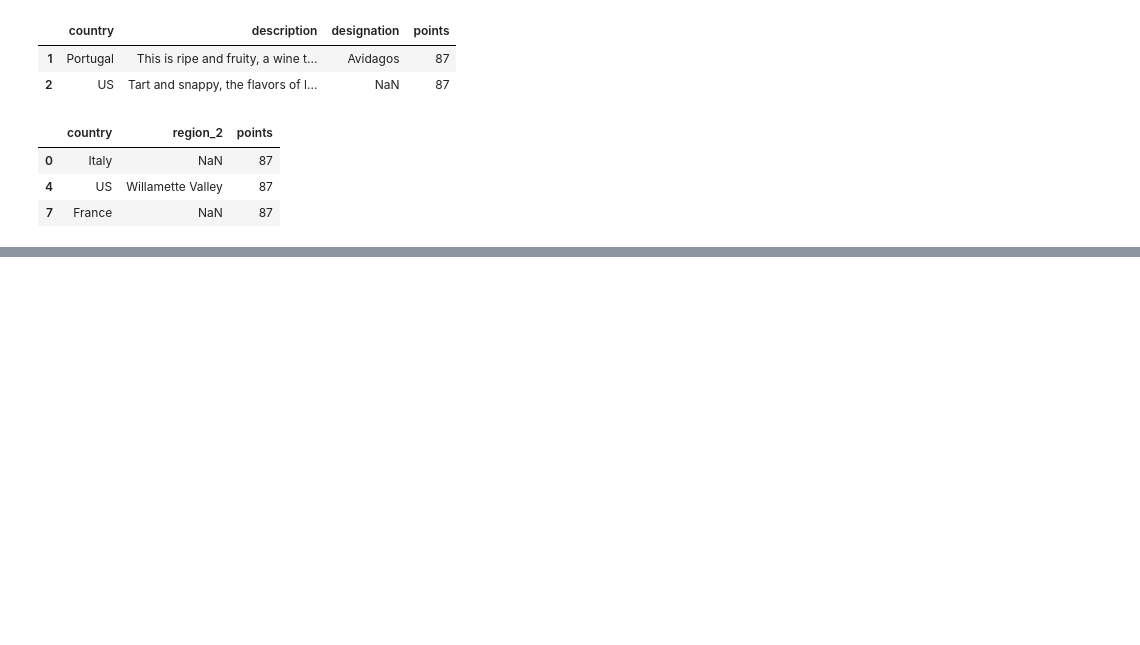
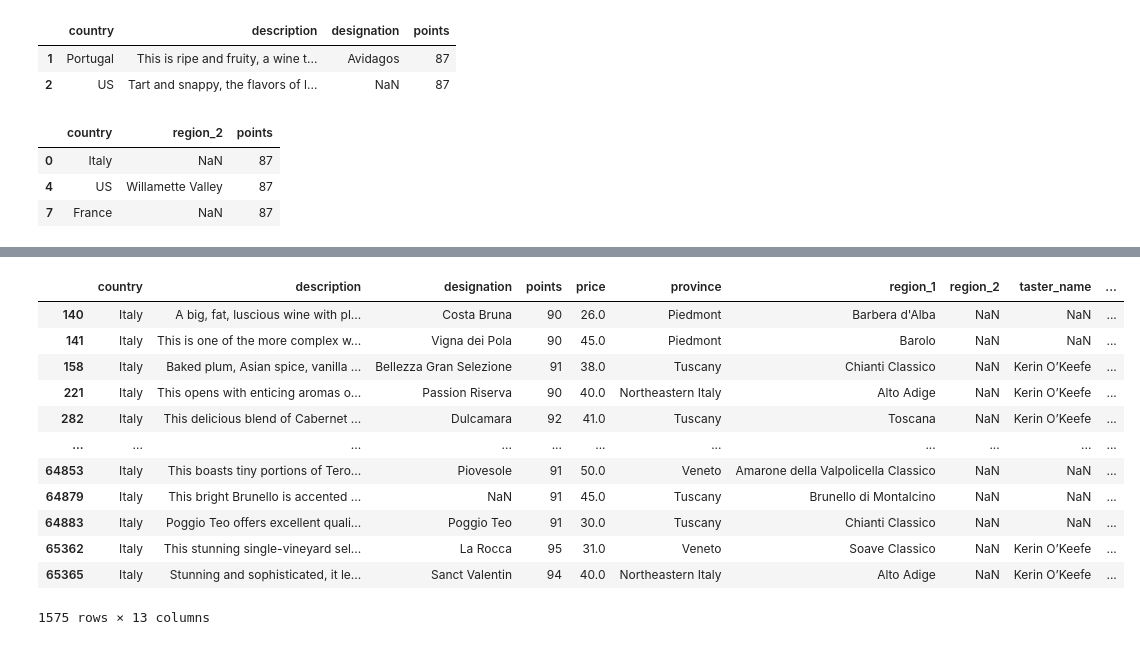
Before and after one commit to isotop786/Pandas-101, a Jupyter notebook: Indexing_Selecting_Assigning.ipynb, the cells around one changed output, grey strips where cells are left out. Cells and saved outputs as stored; diff of their text form; code cells hidden in the pictures; blank space fills up the shorter version.

```diff
--- a/Indexing_Selecting_Assigning.ipynb
+++ b/Indexing_Selecting_Assigning.ipynb
@@ -89,0 +188,17 @@ reviews.iloc[[0,4,7],[0,7,3]]
+# %%
+# joining multiple conditions with "&"
+reviews.loc[(reviews.country == 'Italy') & (reviews.points >= 90) & (reviews.price <=50)]
+# %% [output]
+|  | country | description | designation | points | price | province | region_1 | region_2 | taster_name | ... |
+| 140 | Italy | A big, fat, luscious wine with pl... | Costa Bruna | 90 | 26.0 | Piedmont | Barbera d'Alba | NaN | NaN | ... |
+| 141 | Italy | This is one of the more complex w... | Vigna dei Pola | 90 | 45.0 | Piedmont | Barolo | NaN | NaN | ... |
+| 158 | Italy | Baked plum, Asian spice, vanilla ... | Bellezza Gran Selezione | 91 | 38.0 | Tuscany | Chianti Classico | NaN | Kerin O’Keefe | ... |
+| 221 | Italy | This opens with enticing aromas o... | Passion Riserva | 90 | 40.0 | Northeastern Italy | Alto Adige | NaN | Kerin O’Keefe | ... |
+| 282 | Italy | This delicious blend of Cabernet ... | Dulcamara | 92 | 41.0 | Tuscany | Toscana | NaN | Kerin O’Keefe | ... |
+| ... | ... | ... | ... | ... | ... | ... | ... | ... | ... | ... |
+| 64853 | Italy | This boasts tiny portions of Tero... | Piovesole | 91 | 50.0 | Veneto | Amarone della Valpolicella Classico | NaN | NaN | ... |
+| 64879 | Italy | This bright Brunello is accented ... | NaN | 91 | 45.0 | Tuscany | Brunello di Montalcino | NaN | NaN | ... |
+| 64883 | Italy | Poggio Teo offers excellent quali... | Poggio Teo | 91 | 30.0 | Tuscany | Chianti Classico | NaN | NaN | ... |
+| 65362 | Italy | This stunning single-vineyard sel... | La Rocca | 95 | 31.0 | Veneto | Soave Classico | NaN | Kerin O’Keefe | ... |
+| 65365 | Italy | Stunning and sophisticated, it le... | Sanct Valentin | 94 | 40.0 | Northeastern Italy | Alto Adige | NaN | Kerin O’Keefe | ... |
+1575 rows × 13 columns
```
Also changed, not shown: parts of 15 cells of this notebook.
